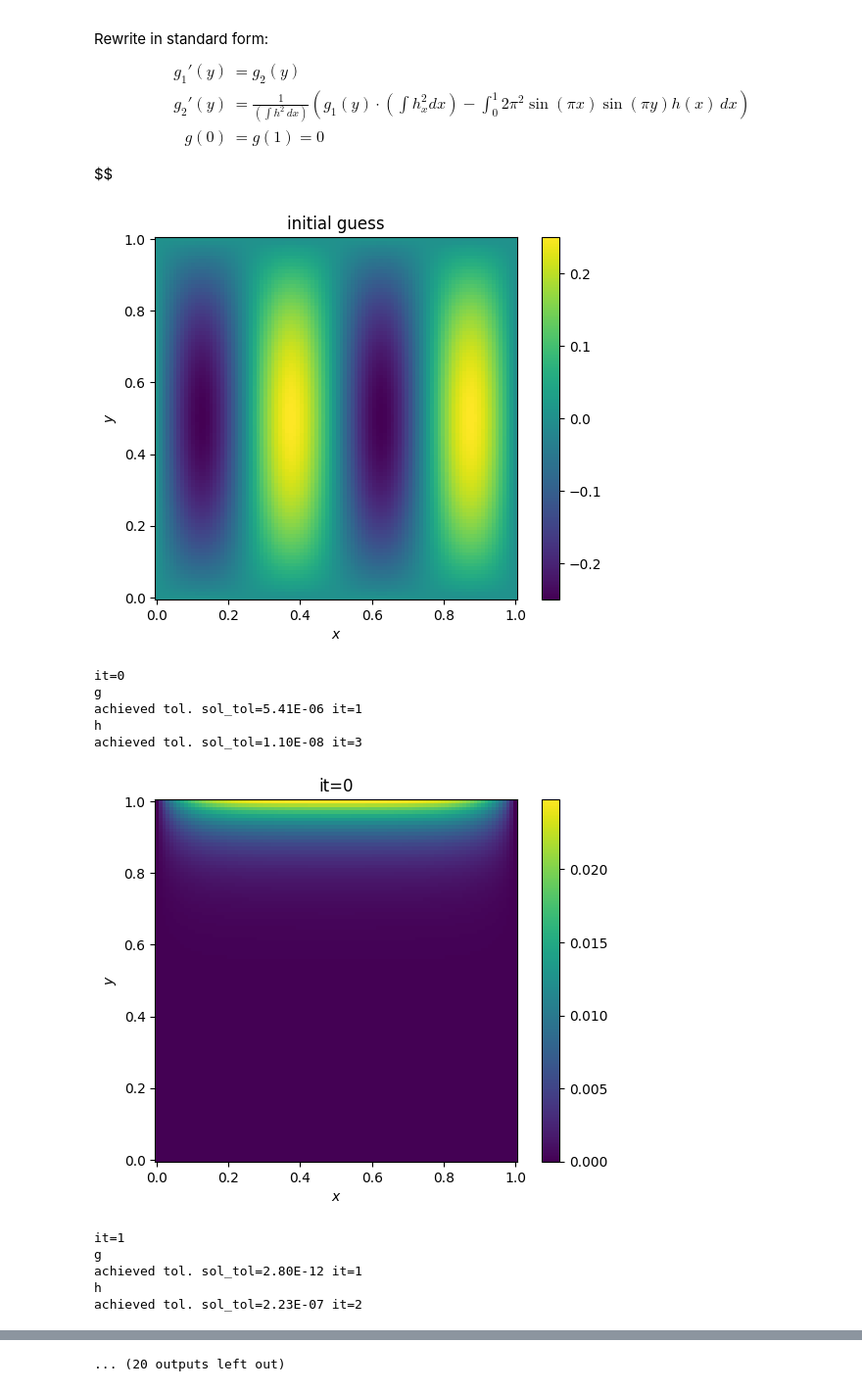
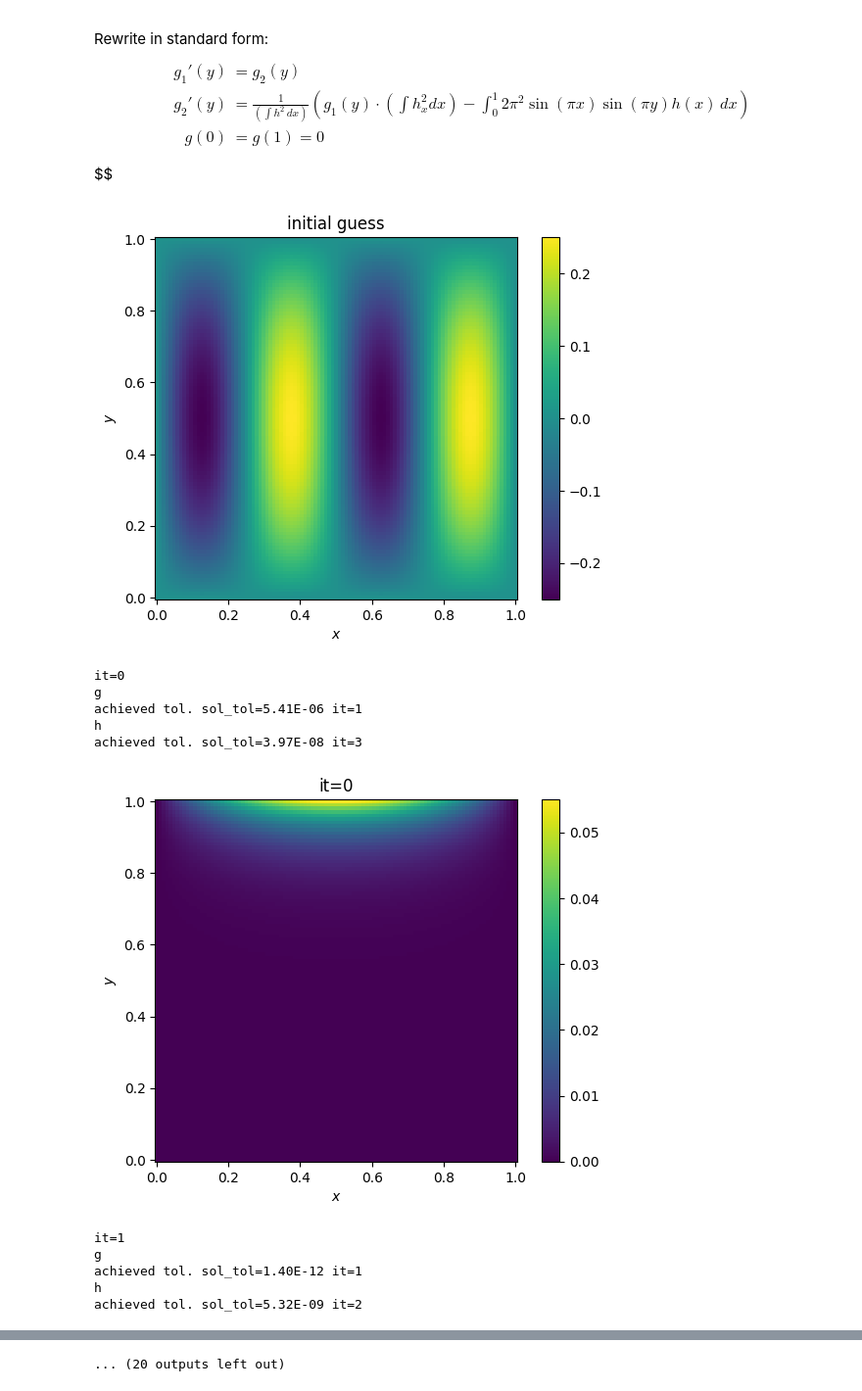
Before and after one commit to abelhse/mmdm_lab2, a Jupyter notebook: belov_lab2_task2.ipynb, the cells around one changed output, grey strips where cells are left out. Shown at 98% size. Drawn from its saved outputs; the diff is of its cells as text; code cells hidden in the pictures.

```diff
--- a/belov_lab2_task2.ipynb
+++ b/belov_lab2_task2.ipynb
@@ -61,7 +61,7 @@ def shooting_g(
     it = 0
     while True:
         sol = solve_ivp(
-            fun=lambda t, _g: odefunc(t, _g, h, hx, x, y),
+            fun=lambda y, _g: odefunc(y, _g, h, hx, x),
             t_span=[0, 1],
             y0=[0, s],
             max_step=max_step,
@@ -81,7 +81,7 @@ def shooting_g(
             return g, gy
 
         sol_eps = solve_ivp(
-            fun=lambda t, _g: odefunc(t, _g, h, hx, x, y),
+            fun=lambda y, _g: odefunc(y, _g, h, hx, x),
             t_span=[0, 1],
             y0=[0, s+eps],
             max_step=max_step,
@@ -90,7 +90,7 @@ def shooting_g(
         F = (sol_eps.y[0,-1] - sol.y[0,-1]) / eps
         s = s - sol.y[0,-1] / F
 # %%
-def odefunc(t, g, h, hx, x, y):
+def odefunc(y, g, h, hx, x):
     k0 = trapezoid(h**2, x)
     k1 = trapezoid(hx**2, x)
     k2 = trapezoid(2 * pi**2 * sin(pi*x) * sin(pi*y) * h, x)
@@ -104,15 +104,16 @@ s = 0.1 # начальный "угол" стрельбы
 iters = 10 # число итераций IGKM
 max_step = 0.01 # макс шаг солвера в пристрелке
 tol = 1e-5 # точность в пристрелке; когда правый конец траектории попал в ноль (краевое условие) с такой точностью, расчет завершается
-n = 100 # число точек сетки
+nx = 105 # число точек сетки
+ny = 102 # число точек сетки
 maxiters_shooting = 100 # макс число итераций метода пристрелки
 
 
-y = np.linspace(0, 1, n)
+y = np.linspace(0, 1, ny)
 g = y**2 - y
 gy = 2*y - 1
 
-x = np.linspace(0, 1, n)
+x = np.linspace(0, 1, nx)
 h = sin(4*pi*x)
 hx = 4*pi*cos(4*pi*x)
 
@@ -120,45 +121,45 @@ X, Y = np.meshgrid(x, y)
 
 
 def plot(X, Y, h, g, title):
-    u = np.zeros((n,n))
-    for i in range(n):
-        for j in range(n):
+    u = np.zeros((ny,nx))
+    for i in range(ny):
+        for j in range(nx):
             u[i, j] = h[j]*g[i]
 
     fig, ax = plt.subplots();
     ax.set_box_aspect(1);
     pcm = ax.pcolormesh(X, Y, u);
     ax.set_xlabel('$x$');
     ax.set_ylabel('$y$');
     ax.set_title(title);
     fig.colorbar(pcm)
     display(fig);
 
 
 plot(X, Y, h, g, title='initial guess');
 
 for it in range(10):
     print(f'{it=}')
 
     print('g')
     _g, _gy = shooting_g(odefunc,h,hx,x,y,max_step,tol,eps,max_shots=maxiters_shooting,s=s)
     g, gy = _g, _gy
 
     print('h')
     _h, _hx = shooting_g(odefunc,g,gy,y,x,max_step,tol,eps,max_shots=maxiters_shooting,s=s)
     h, hx = _h, _hx
 
     plot(X, Y, h, g, title=f'{it=}');
 # %% [output]
 [figure]
 it=0
 g
 achieved tol. sol_tol=5.41E-06 it=1
 h
-achieved tol. sol_tol=1.10E-08 it=3
+achieved tol. sol_tol=3.97E-08 it=3
-[figure, old version]
+[figure, new version]
 it=1
 g
-achieved tol. sol_tol=2.80E-12 it=1
+achieved tol. sol_tol=1.40E-12 it=1
 h
-achieved tol. sol_tol=2.23E-07 it=2
+achieved tol. sol_tol=5.32E-09 it=2
```
Also changed, not shown: parts of 1 cell of this notebook.
